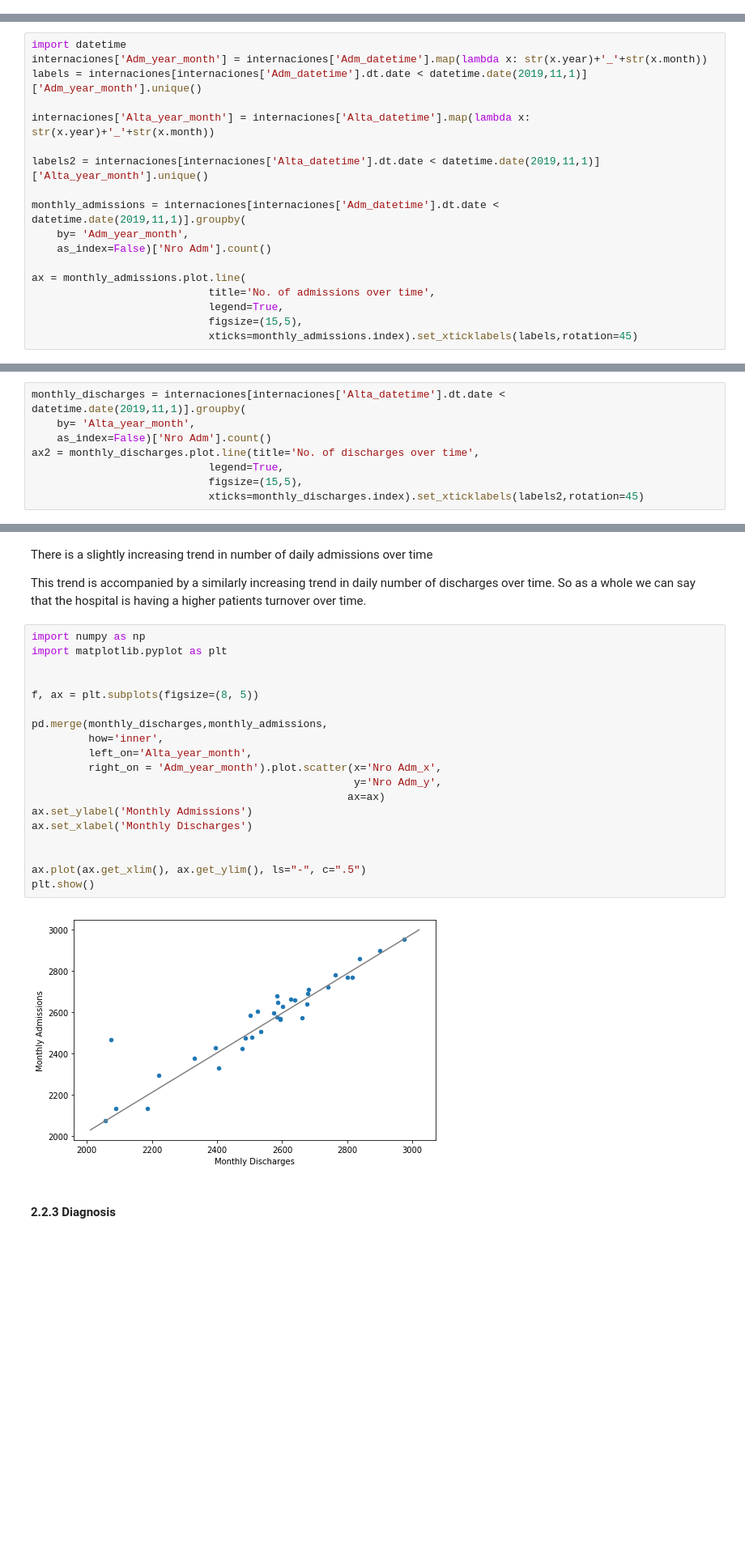
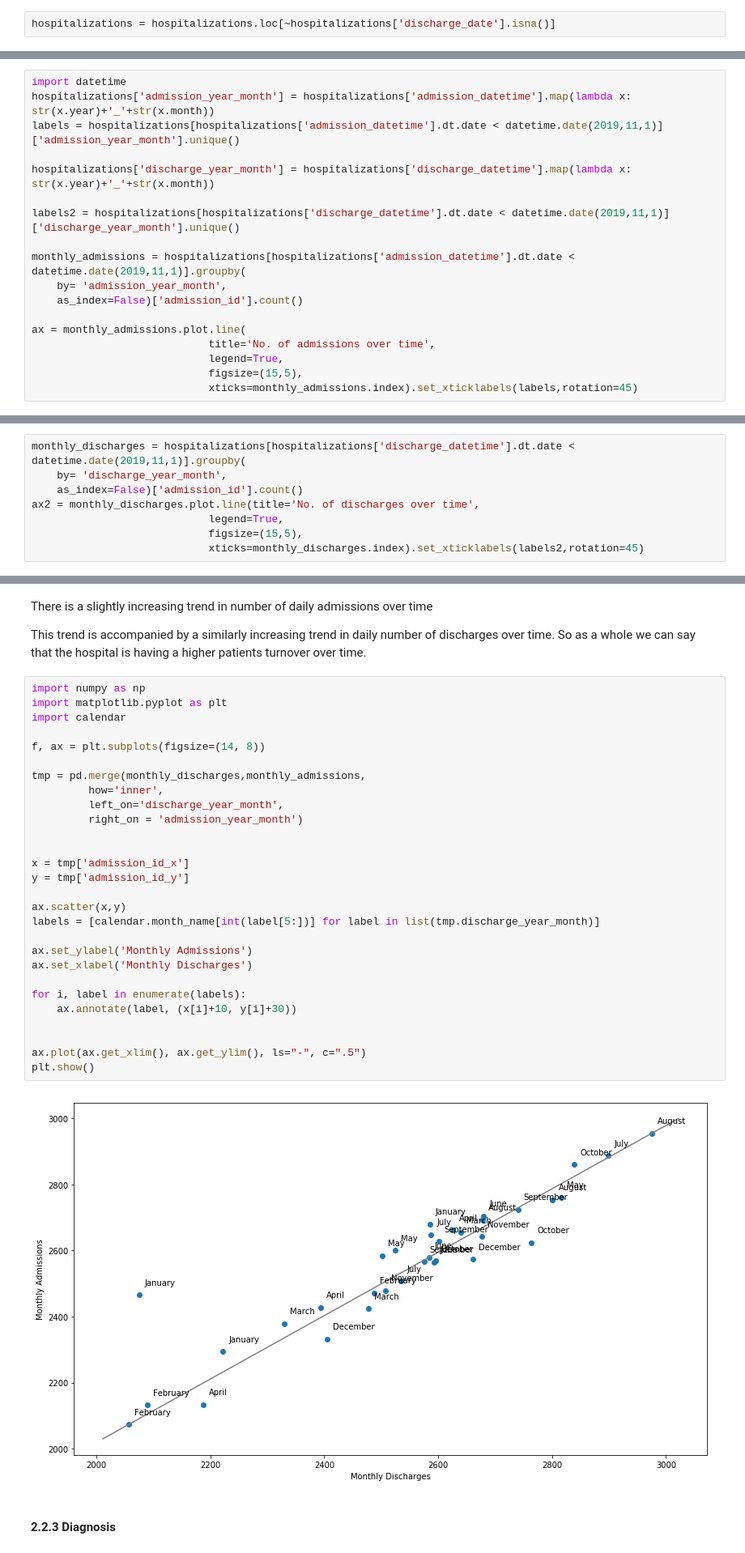
Before and after one commit to josedallavia/A-Machine-Learning-Approach-for-Optimization-of-Hospital-Bed-Utilization, a Jupyter notebook: Exploratory.ipynb, the cells around one changed output, grey strips where cells are left out. Shown at 81% size. Saved outputs shown, nothing was run; the diff lists cells and outputs as text; blank space fills up the shorter version.

Commit message:
variable names in english

```diff
--- a/Exploratory.ipynb
+++ b/Exploratory.ipynb
@@ -256,0 +280,2 @@ internaciones['Nro Adm'].nunique()/internaciones['Fec Adm'].nunique()
+# %%
+hospitalizations = hospitalizations.loc[~hospitalizations['discharge_date'].isna()]
@@ -446,16 +476,16 @@ Patients who are hospitalized during weekends, have a significantly larger stay
 `Hospital activity over time`
 # %%
 import datetime
-internaciones['Adm_year_month'] = internaciones['Adm_datetime'].map(lambda x: str(x.year)+'_'+str(x.month))
-labels = internaciones[internaciones['Adm_datetime'].dt.date < datetime.date(2019,11,1)]['Adm_year_month'].unique()
+hospitalizations['admission_year_month'] = hospitalizations['admission_datetime'].map(lambda x: str(x.year)+'_'+str(x.month))
+labels = hospitalizations[hospitalizations['admission_datetime'].dt.date < datetime.date(2019,11,1)]['admission_year_month'].unique()
 
-internaciones['Alta_year_month'] = internaciones['Alta_datetime'].map(lambda x: str(x.year)+'_'+str(x.month))
+hospitalizations['discharge_year_month'] = hospitalizations['discharge_datetime'].map(lambda x: str(x.year)+'_'+str(x.month))
 
-labels2 = internaciones[internaciones['Alta_datetime'].dt.date < datetime.date(2019,11,1)]['Alta_year_month'].unique()
+labels2 = hospitalizations[hospitalizations['discharge_datetime'].dt.date < datetime.date(2019,11,1)]['discharge_year_month'].unique()
 
-monthly_admissions = internaciones[internaciones['Adm_datetime'].dt.date < datetime.date(2019,11,1)].groupby(
-    by= 'Adm_year_month',
-    as_index=False)['Nro Adm'].count()
+monthly_admissions = hospitalizations[hospitalizations['admission_datetime'].dt.date < datetime.date(2019,11,1)].groupby(
+    by= 'admission_year_month',
+    as_index=False)['admission_id'].count()
 
 ax = monthly_admissions.plot.line(
                             title='No. of admissions over time',
@@ -467,7 +497,7 @@ ax = monthly_admissions.plot.line(
 # %%
-monthly_discharges = internaciones[internaciones['Alta_datetime'].dt.date < datetime.date(2019,11,1)].groupby(
-    by= 'Alta_year_month',
-    as_index=False)['Nro Adm'].count()
+monthly_discharges = hospitalizations[hospitalizations['discharge_datetime'].dt.date < datetime.date(2019,11,1)].groupby(
+    by= 'discharge_year_month',
+    as_index=False)['admission_id'].count()
 ax2 = monthly_discharges.plot.line(title='No. of discharges over time',
                             legend=True,
                             figsize=(15,5),
@@ -481,24 +511,33 @@ This trend is accompanied by a similarly increasing trend in daily number of dis
 # %%
 import numpy as np
 import matplotlib.pyplot as plt
+import calendar
+
+f, ax = plt.subplots(figsize=(14, 8))
+
+tmp = pd.merge(monthly_discharges,monthly_admissions,
+         how='inner',
+         left_on='discharge_year_month',
+         right_on = 'admission_year_month')
 
 
-f, ax = plt.subplots(figsize=(8, 5))
+x = tmp['admission_id_x']
+y = tmp['admission_id_y']
 
-pd.merge(monthly_discharges,monthly_admissions,
-         how='inner',
-         left_on='Alta_year_month',
-         right_on = 'Adm_year_month').plot.scatter(x='Nro Adm_x',
-                                                   y='Nro Adm_y',
-                                                  ax=ax)
+ax.scatter(x,y)
+labels = [calendar.month_name[int(label[5:])] for label in list(tmp.discharge_year_month)]
+
 ax.set_ylabel('Monthly Admissions')
 ax.set_xlabel('Monthly Discharges')
+
+for i, label in enumerate(labels):
+    ax.annotate(label, (x[i]+10, y[i]+30))
 
 
 ax.plot(ax.get_xlim(), ax.get_ylim(), ls="-", c=".5")
 plt.show()
 # %% [output]
-[figure, old version]
+[figure, new version]
 # %% [markdown]
 #### 2.2.3 Diagnosis
 # %% [markdown]
```
Also changed, not shown: parts of 106 cells of this notebook.
